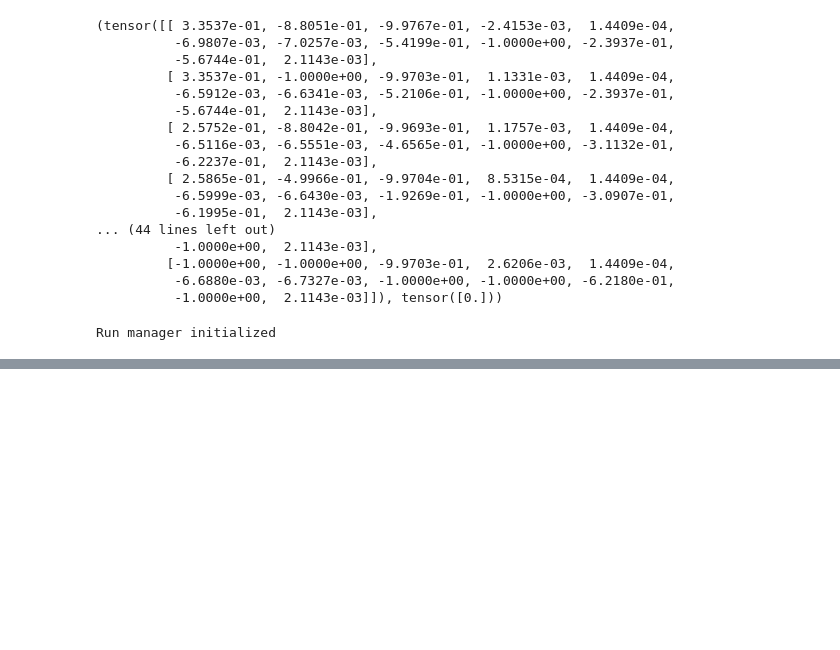
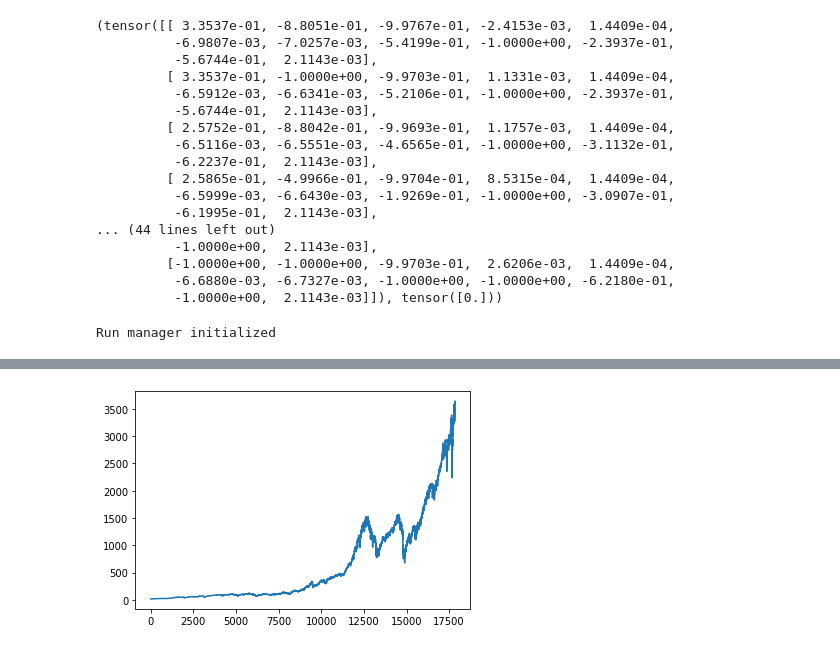
Before and after one commit to gabe-heim/bender, a Jupyter notebook: project.ipynb, the cells around one changed output, grey strips where cells are left out. Drawn from its saved outputs; the diff is of its cells as text; code cells hidden in the pictures; blank space fills up the shorter version.

```diff
--- a/project.ipynb
+++ b/project.ipynb
@@ -1756,0 +1852,5 @@ initial = 100
+# %%
+plt.plot(m.data_sets['sp500']['data'].index, m.data_sets['sp500']['data'].Close)
+plt.show()
+# %% [output]
+[figure, added]
```
Also changed, not shown: parts of 13 cells of this notebook, 1 other file.
